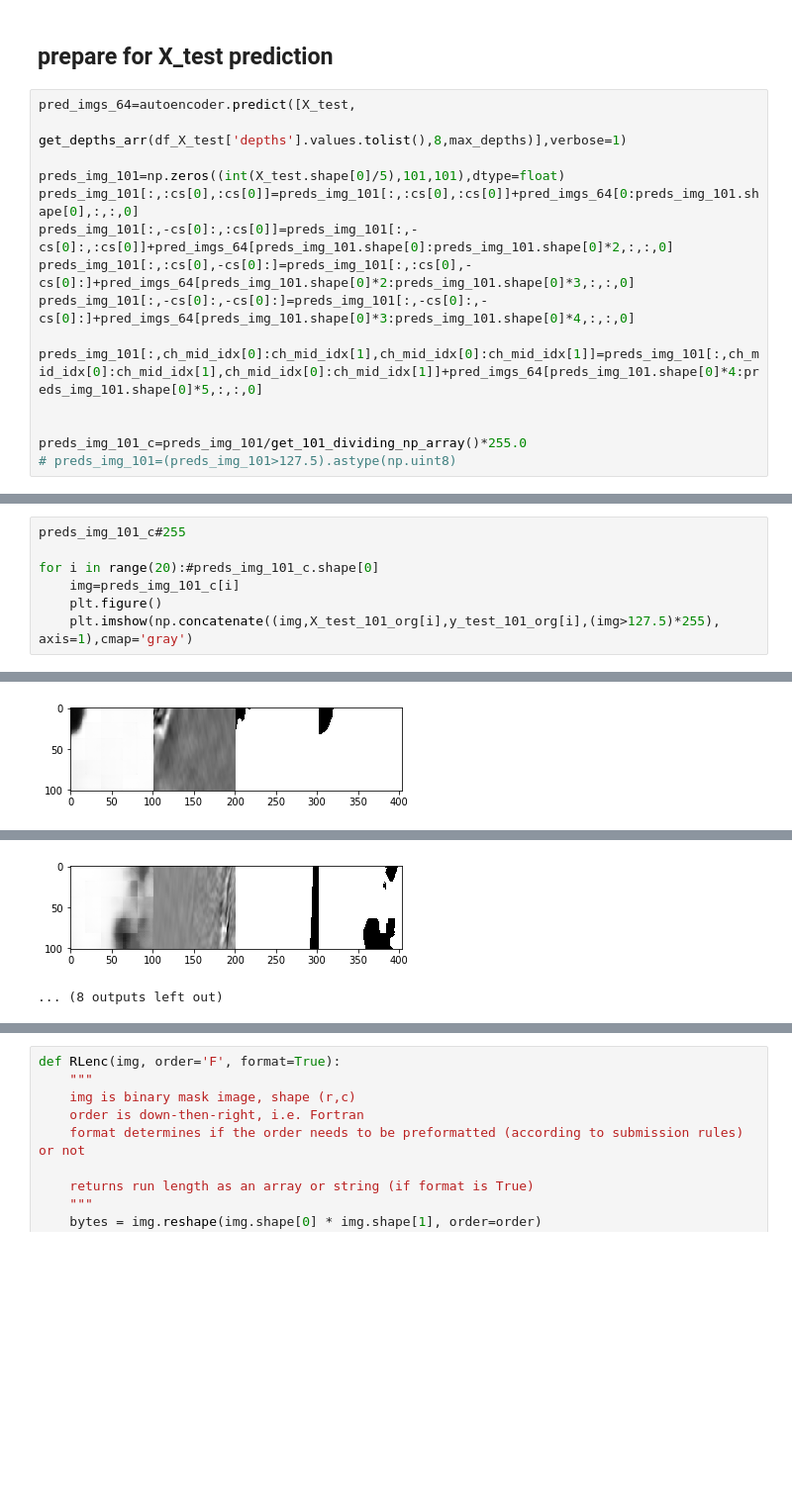
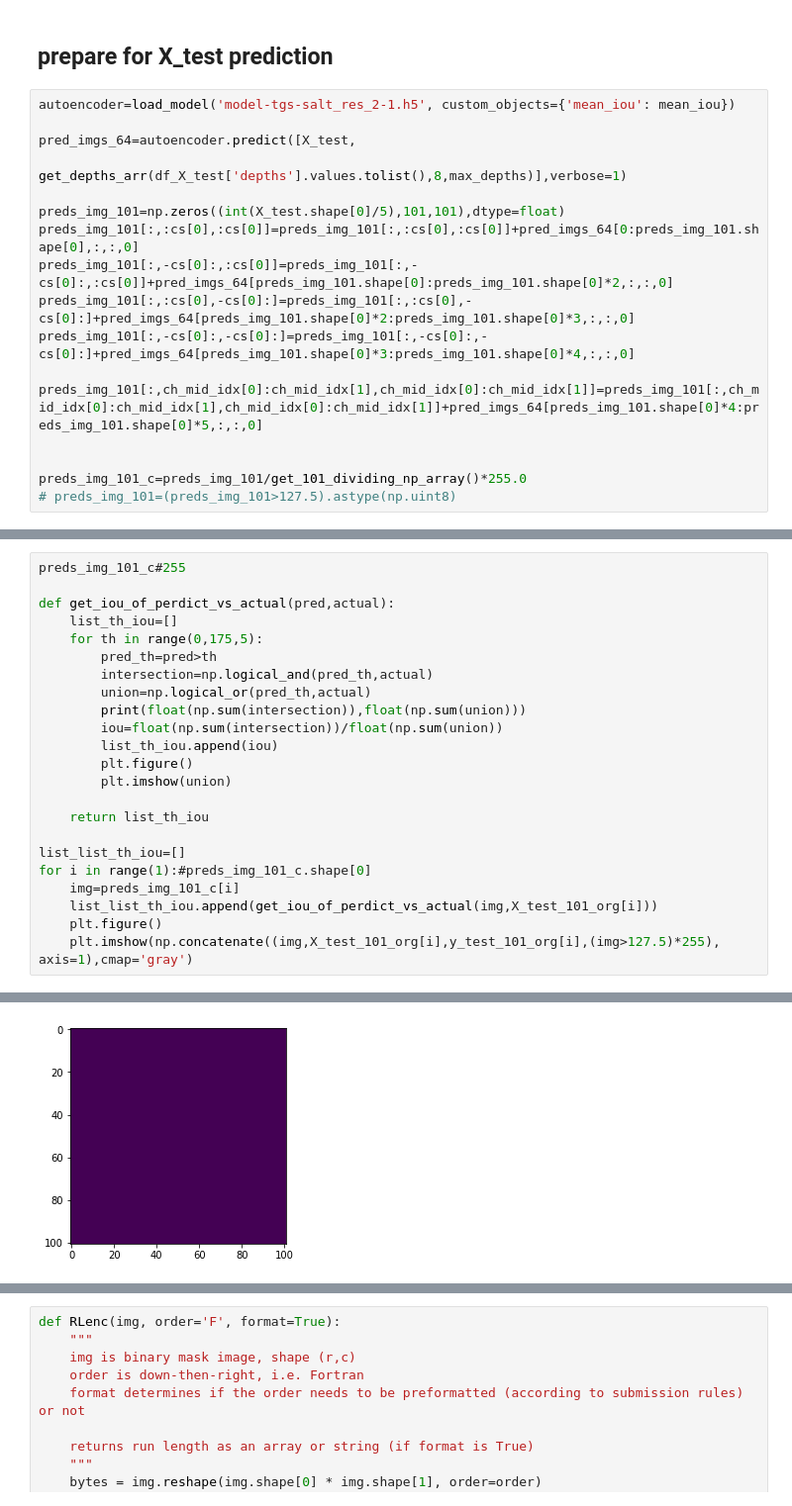
Before and after one commit to rahulpp891994/kaggle_salt_indentification, a Jupyter notebook: initial analysis.ipynb, the cells around one changed output, grey strips where cells are left out. Shown at 99% size. Saved outputs shown, nothing was run; the diff lists cells and outputs as text; blank space fills up the shorter version.

```diff
--- a/initial analysis.ipynb
+++ b/initial analysis.ipynb
@@ -417,6 +421,8 @@ def get_101_dividing_np_array():
 # %% [markdown]
 ## prepare for X_test prediction
 # %%
+autoencoder=load_model('model-tgs-salt_res_2-1.h5', custom_objects={'mean_iou': mean_iou})
+
 pred_imgs_64=autoencoder.predict([X_test,
                               get_depths_arr(df_X_test['depths'].values.tolist(),8,max_depths)],verbose=1)
 
@@ -437,8 +443,24 @@ preds_img_101_c=preds_img_101/get_101_dividing_np_array()*255.0
 # %%
 preds_img_101_c#255
 
-for i in range(20):#preds_img_101_c.shape[0]
+def get_iou_of_perdict_vs_actual(pred,actual):
+    list_th_iou=[]
+    for th in range(0,175,5):
+        pred_th=pred>th
+        intersection=np.logical_and(pred_th,actual)
+        union=np.logical_or(pred_th,actual)
+        print(float(np.sum(intersection)),float(np.sum(union)))
+        iou=float(np.sum(intersection))/float(np.sum(union))
+        list_th_iou.append(iou)
+        plt.figure()
+        plt.imshow(union)
+
+    return list_th_iou
+
+list_list_th_iou=[]
+for i in range(1):#preds_img_101_c.shape[0]
     img=preds_img_101_c[i]
+    list_list_th_iou.append(get_iou_of_perdict_vs_actual(img,X_test_101_org[i]))
     plt.figure()
     plt.imshow(np.concatenate((img,X_test_101_org[i],y_test_101_org[i],(img>127.5)*255), axis=1),cmap='gray')
 # %% [output]
@@ -445 +484 @@ for i in range(20):#preds_img_101_c.shape[0]
-[figure, old version]
+[figure, new version]
@@ -456,2 +494,0 @@ for i in range(20):#preds_img_101_c.shape[0]
-[figure, removed]
-... (8 outputs left out)
```
Also changed, not shown: parts of 8 cells of this notebook.
